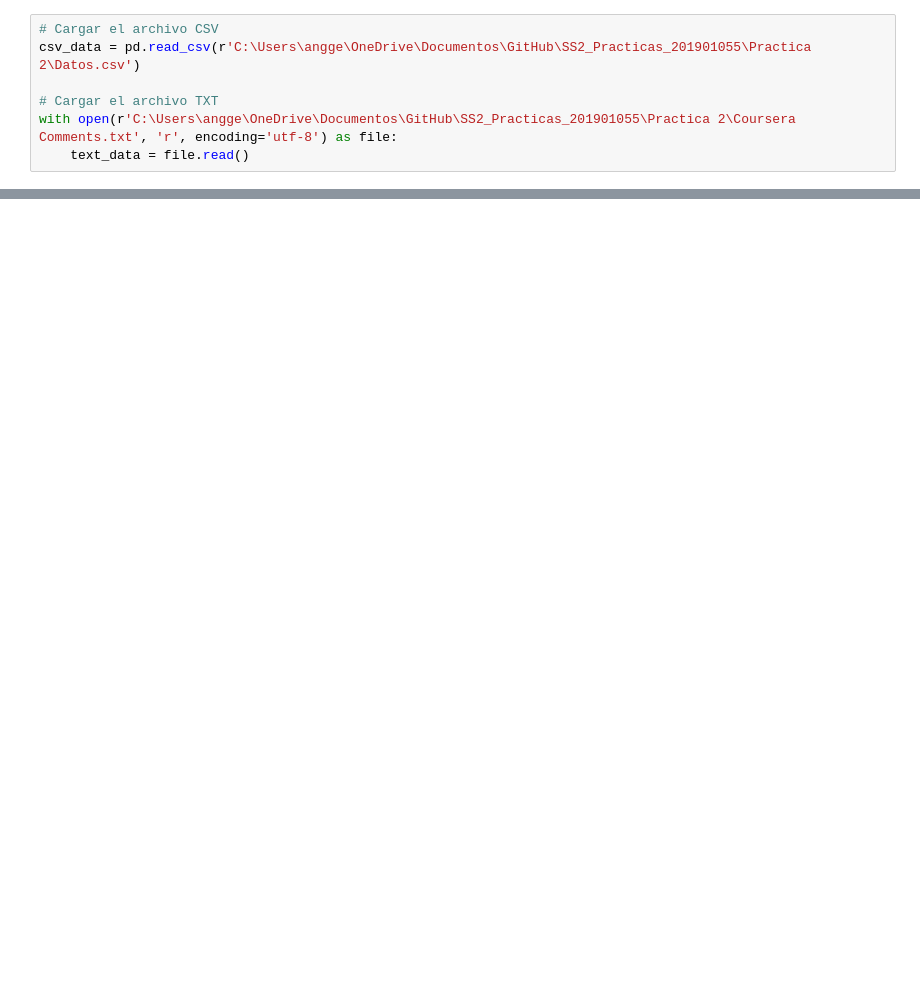
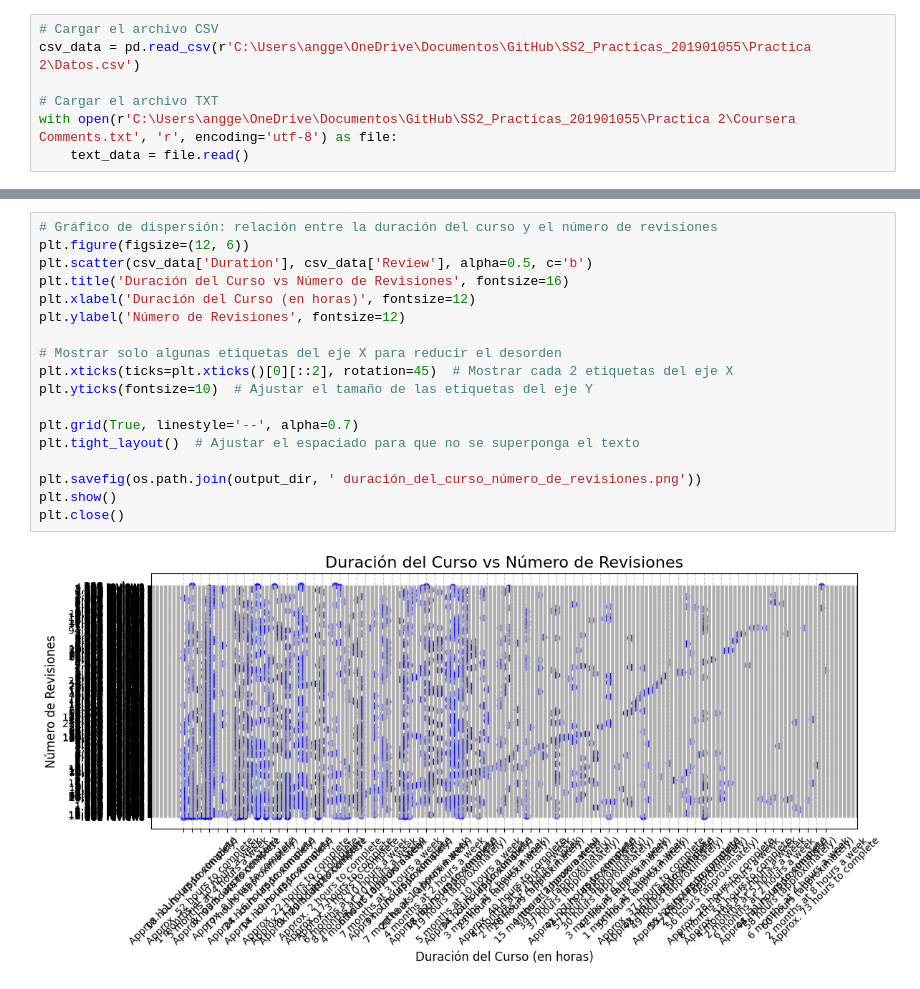
Before and after one commit to Angelgt3/SS2_Practicas_201901055, a Jupyter notebook: Practica 2/Practica2.ipynb, the cells around one changed output, grey strips where cells are left out. Cells and saved outputs as stored; diff of their text form; blank space fills up the shorter version.

```diff
--- a/Practica 2/Practica2.ipynb
+++ b/Practica 2/Practica2.ipynb
@@ -236,0 +238,20 @@ print(entities_df)
+# %%
+# Gráfico de dispersión: relación entre la duración del curso y el número de revisiones
+plt.figure(figsize=(12, 6))
+plt.scatter(csv_data['Duration'], csv_data['Review'], alpha=0.5, c='b')
+plt.title('Duración del Curso vs Número de Revisiones', fontsize=16)
+plt.xlabel('Duración del Curso (en horas)', fontsize=12)
+plt.ylabel('Número de Revisiones', fontsize=12)
+
+# Mostrar solo algunas etiquetas del eje X para reducir el desorden
+plt.xticks(ticks=plt.xticks()[0][::2], rotation=45)  # Mostrar cada 2 etiquetas del eje X
+plt.yticks(fontsize=10)  # Ajustar el tamaño de las etiquetas del eje Y
+
+plt.grid(True, linestyle='--', alpha=0.7)
+plt.tight_layout()  # Ajustar el espaciado para que no se superponga el texto
+
+plt.savefig(os.path.join(output_dir, ' duración_del_curso_número_de_revisiones.png'))
+plt.show()
+plt.close()
+# %% [output]
+[figure, added]
```
Also changed, not shown: parts of 16 cells of this notebook.
